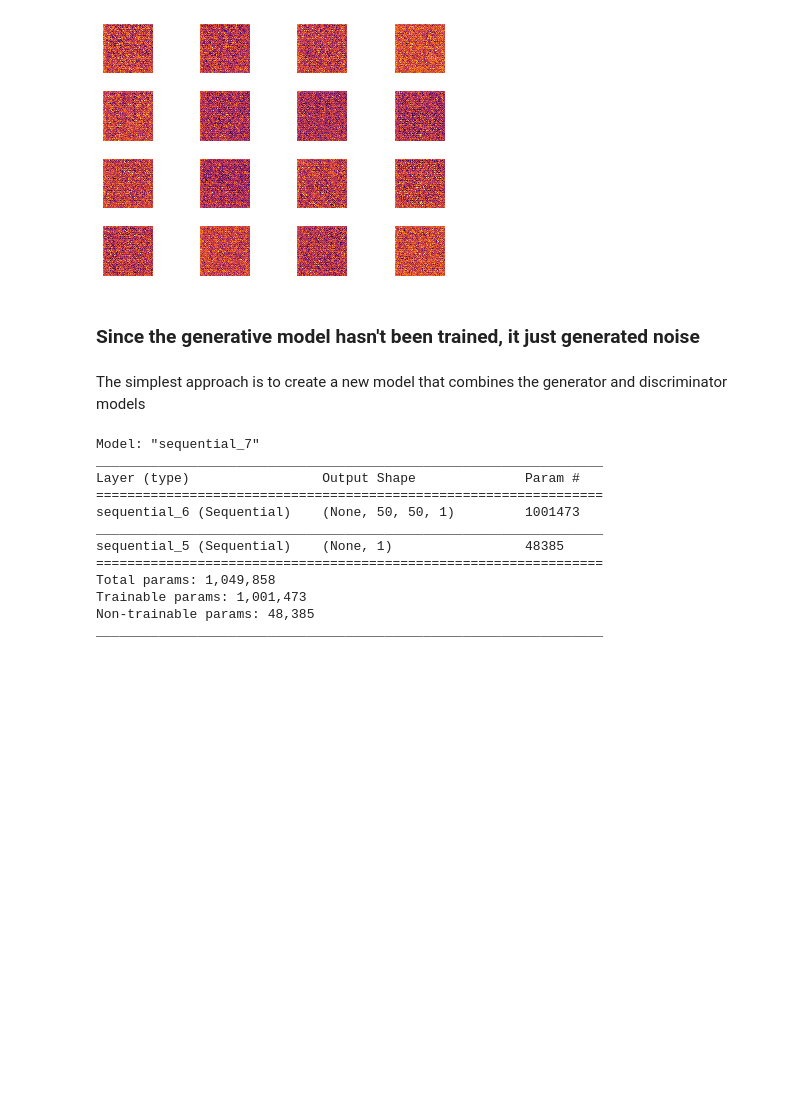
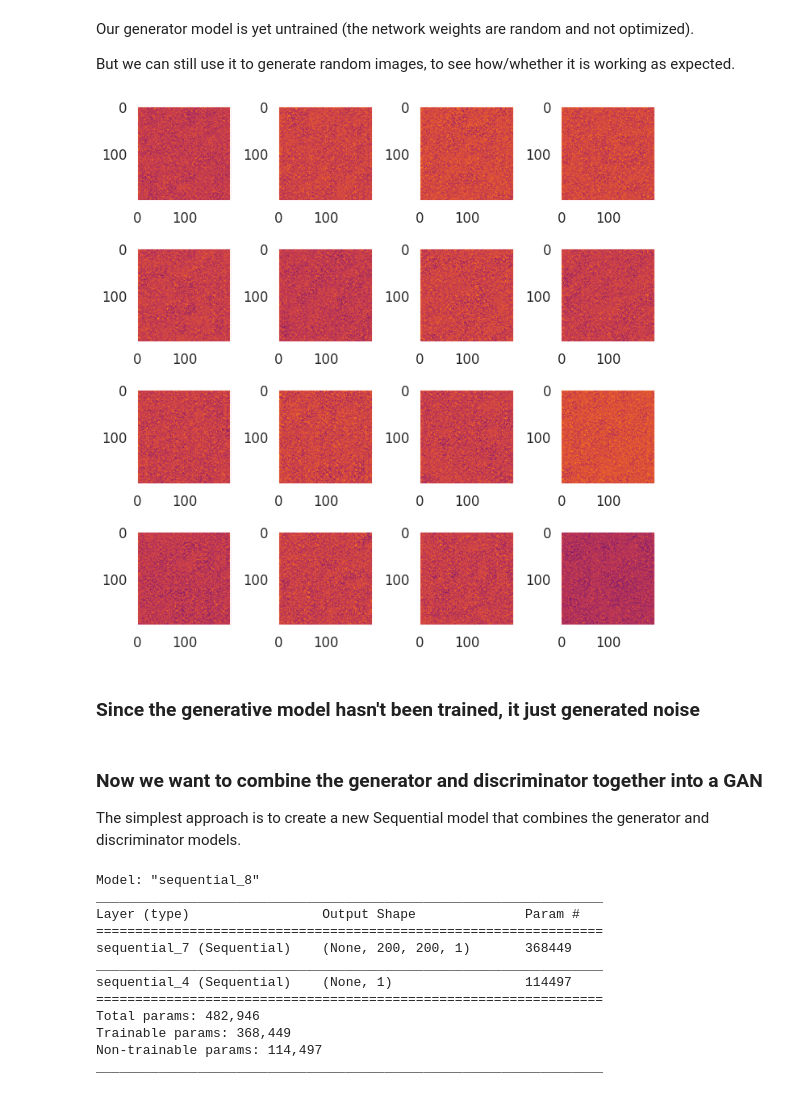
Before and after one commit to derekeverett/ml_optimize_hydro, a Jupyter notebook: predict_profiles/IPGANsma/Train_GAN.ipynb, the cells around one changed output. Drawn from its saved outputs; the diff is of its cells as text; code cells hidden in the pictures; blank space fills up the shorter version.

Commit message:
need to use full-res images, training is slow. Investigate adding/changing convolution, dropout, etc... layers. Consider adding Guassian blurring kernel.

```diff
--- a/predict_profiles/IPGANsma/Train_GAN.ipynb
+++ b/predict_profiles/IPGANsma/Train_GAN.ipynb
@@ -253,0 +313,26 @@ def define_generator(latent_dim):
+# %%
+from keras.layers import Reshape
+from keras.layers import Conv2DTranspose
+
+# define the standalone generator model
+def define_generator(latent_dim):
+    n_poss_im = 32
+    """Function which yields an image generator model
+    from a latent space vector of dimension latent_dim."""
+    model = Sequential()
+    # foundation for 10x10 image
+    n_nodes = n_poss_im * 10 * 10 # the n_poss_im low resolution images
+    model.add(Dense(n_nodes, input_dim=latent_dim))
+    model.add(LeakyReLU(alpha=0.2))
+    model.add(Reshape((10, 10, n_poss_im)))
+
+    # upsample to 50x50
+    #make sure kernel size is an integer factor of stride, n*stride
+    model.add(Conv2DTranspose(n_poss_im, (5,5), strides=(5,5), padding='same'))
+    model.add(LeakyReLU(alpha=0.2))
+
+    # upsample to 200x200
+    model.add(Conv2DTranspose(n_poss_im, (4,4), strides=(4,4), padding='same'))
+    model.add(LeakyReLU(alpha=0.2))
+    model.add(Conv2D(1, (10, 10), activation='sigmoid', padding='same'))
+    return model
@@ -282,6 +369,8 @@ _________________________________________________________________
 # %%
 # generate points in latent space as input for the generator
 def generate_latent_points(latent_dim, n_samples):
+    """A function to generate n_samples samples of vectors in
+    the latent space of dimension latent_dim."""
     # generate points in the latent space
     x_input = np.random.randn(latent_dim * n_samples)
     # reshape into a batch of inputs for the network
@@ -290,6 +379,8 @@ def generate_latent_points(latent_dim, n_samples):
 # %%
 # use the generator to generate n fake examples, with class labels
 def generate_fake_samples(g_model, latent_dim, n_samples):
+    """A function to generate n_samples images from the generator model
+    g_model, from latent space dimension latent_dim."""
     # generate points in latent space
     x_input = generate_latent_points(latent_dim, n_samples)
     # predict outputs
@@ -297,34 +388,38 @@ def generate_fake_samples(g_model, latent_dim, n_samples):
     # create 'fake' class labels (0)
     y = np.zeros((n_samples, 1))
     return X, y
+# %% [markdown]
+Our generator model is yet untrained (the network weights are random and not optimized).
+
+But we can still use it to generate random images, to see how/whether it is working as expected.
 # %%
 # now lets generate random points in latent space,
 # and push these forward through the (untrained) generative model
 
 # size of the latent space
 latent_dim = 100
 # define the discriminator model
 model = define_generator(latent_dim)
 # generate samples
 n_samples = 16
 X, _ = generate_fake_samples(model, latent_dim, n_samples)
+
+fig, axes = plt.subplots(4,4, figsize=(10,10))
 # plot the generated samples
-for i in range(n_samples):
-    # define subplot
-    plt.subplot(4, 4, 1 + i)
-    # turn off axis labels
-    plt.axis('off')
+for i, ax in enumerate(axes.flatten()):
     # plot single image
-    plt.imshow(X[i, :, :, 0], cmap='inferno')
+    ax.imshow(X[i, :, :, 0], cmap='inferno')
 # show the figure
 plt.tight_layout(True)
 plt.show()
 # %% [output]
-[figure, old version]
+[figure, new version]
 # %% [markdown]
 ### Since the generative model hasn't been trained, it just generated noise
 # %% [markdown]
-The simplest approach is to create a new model that combines the generator and discriminator models
+### Now we want to combine the generator and discriminator together into a GAN
+
+The simplest approach is to create a new Sequential model that combines the generator and discriminator models.
 # %%
 # define the combined generator and discriminator model, for updating the generator
 def define_gan(g_model, d_model):
@@ -344,8 +441,10 @@ def define_gan(g_model, d_model):
 # %%
 # size of the latent space
 latent_dim = 100
-# create the discriminator
-d_model = define_discriminator()
+
+# create the discriminator (why do we do this again, it has already been trained...)
+#d_model = define_discriminator()
+
 # create the generator
 g_model = define_generator(latent_dim)
 # create the gan
@@ -353,15 +452,15 @@ gan_model = define_gan(g_model, d_model)
 # summarize gan model
 gan_model.summary()
 # %% [output]
-Model: "sequential_7"
+Model: "sequential_8"
 _________________________________________________________________
 Layer (type)                 Output Shape              Param #
 =================================================================
-sequential_6 (Sequential)    (None, 50, 50, 1)         1001473
+sequential_7 (Sequential)    (None, 200, 200, 1)       368449
 _________________________________________________________________
-sequential_5 (Sequential)    (None, 1)                 48385
+sequential_4 (Sequential)    (None, 1)                 114497
 =================================================================
-Total params: 1,049,858
-Trainable params: 1,001,473
-Non-trainable params: 48,385
+Total params: 482,946
+Trainable params: 368,449
+Non-trainable params: 114,497
 _________________________________________________________________
```
Also changed, not shown: parts of 61 cells of this notebook.
